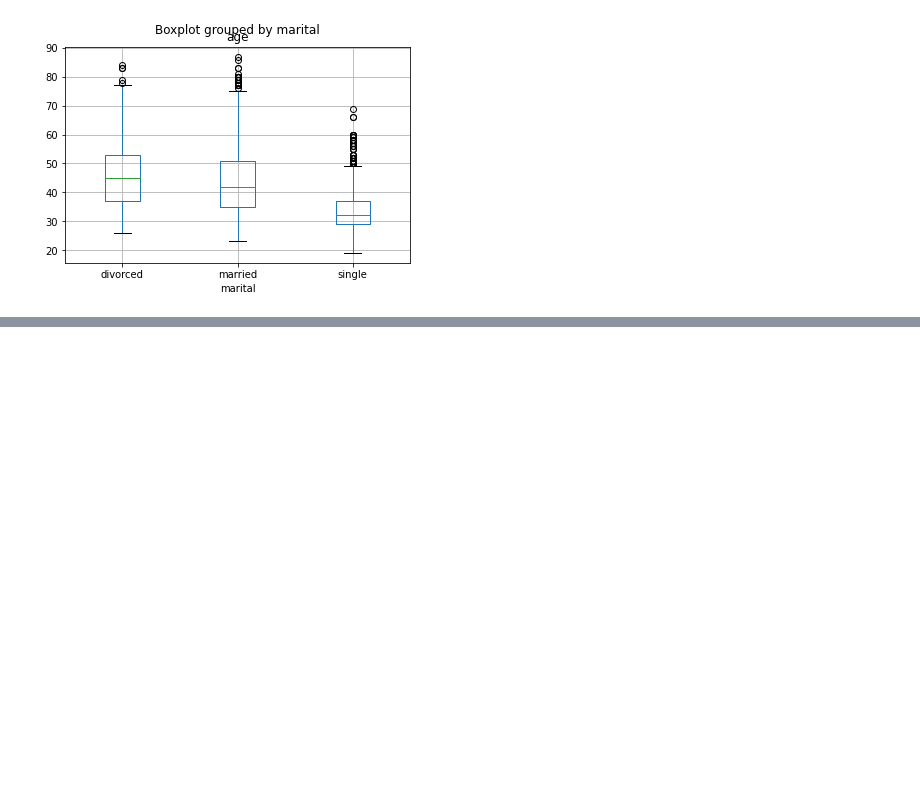
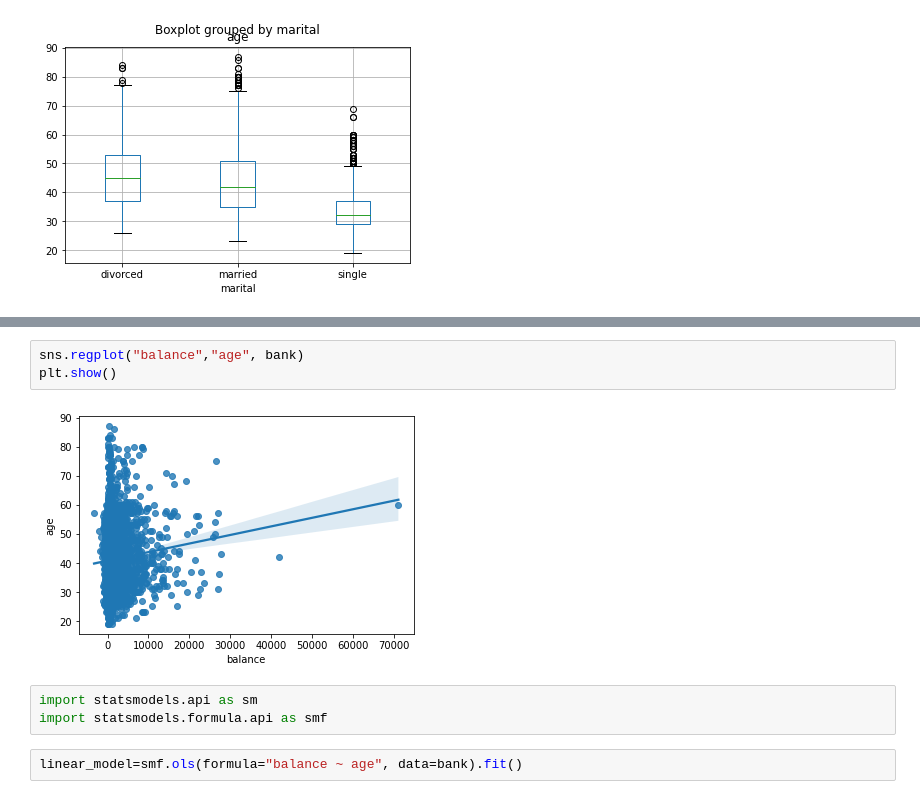
Before and after one commit to pigyechan/DataAnalysis, a Jupyter notebook: StatPractice.ipynb, the cells around one changed output, grey strips where cells are left out. Cells and saved outputs as stored; diff of their text form; blank space fills up the shorter version.

```diff
--- a/StatPractice.ipynb
+++ b/StatPractice.ipynb
@@ -317,0 +422,10 @@ bank.boxplot(column="age", by="marital")
+# %%
+sns.regplot("balance","age", bank)
+plt.show()
+# %% [output]
+[figure, added]
+# %%
+import statsmodels.api as sm
+import statsmodels.formula.api as smf
+# %%
+linear_model=smf.ols(formula="balance ~ age", data=bank).fit()
```
Also changed, not shown: parts of 18 cells of this notebook.
